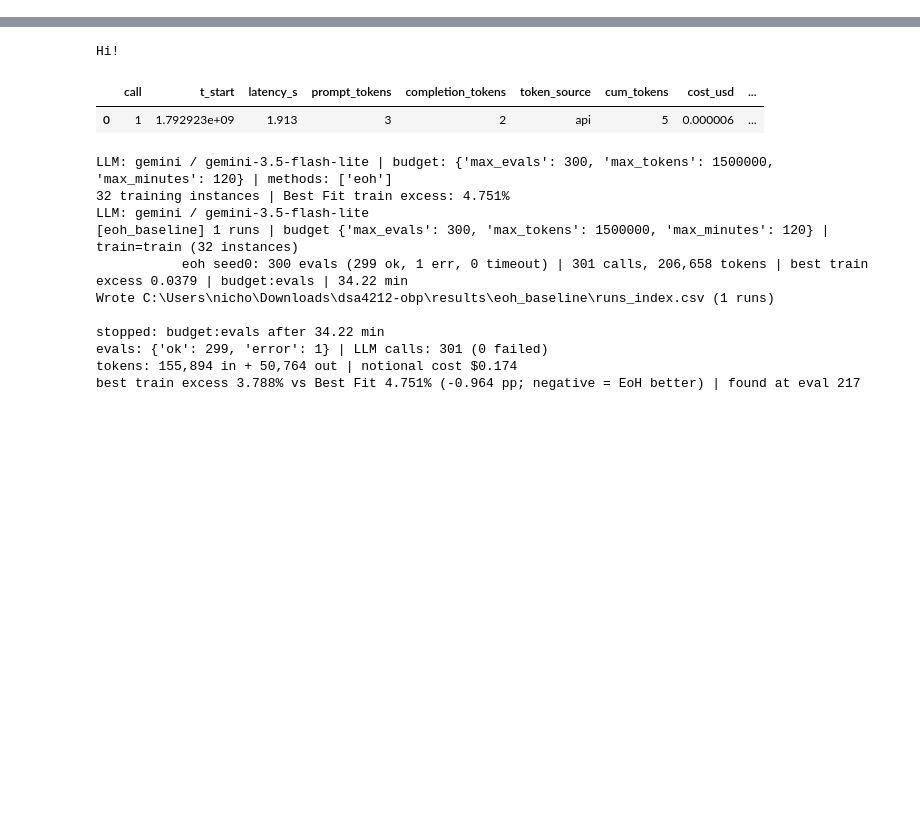
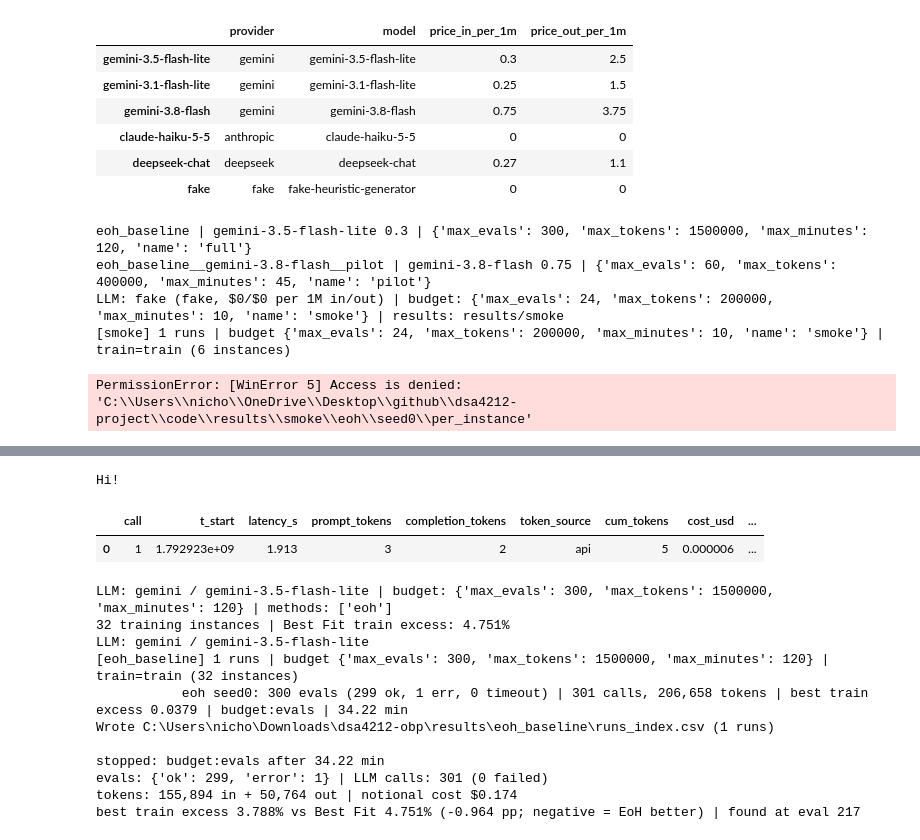
Before and after one commit to jinsyl123/dsa4212-project, a Jupyter notebook: code/test_pipeline_with_llm.ipynb, the cells around one changed output, grey strips where cells are left out. Cells and saved outputs as stored; diff of their text form; code cells hidden in the pictures; blank space fills up the shorter version.

```diff
--- a/code/test_pipeline_with_llm.ipynb
+++ b/code/test_pipeline_with_llm.ipynb
@@ -15,0 +16,5 @@ Repo root: c:\Users\nicho\Downloads\dsa4212-obp
+# %%
+# Check that the LLM abstraction worked
+for f in ["smoke", "pipecheck", "eoh_baseline", "compare", "pipecheck_claude"]:
+    c = C.load(f"configs/{f}.yaml")
+    print(f"{f:17s} {c['llm'].get('name')!s:22s} ${c['llm']['price_in_per_1m']}/{c['llm']['price_out_per_1m']}  {c['budget']}")
@@ -15,0 +27,21 @@ Repo root: c:\Users\nicho\Downloads\dsa4212-obp
+# %%
+from obpevo import config as C
+display(pd.DataFrame(C.llm_registry()).T[["provider", "model", "price_in_per_1m", "price_out_per_1m"]])
+for kw in [{}, {"llm": "gemini-3.8-flash", "budget": "pilot"}]:
+    c = C.load("configs/eoh_baseline.yaml", **kw)
+    print(c["experiment"], "|", c["llm"]["model"], c["llm"]["price_in_per_1m"], "|", c["budget"])
+idx = run_experiment.main("configs/smoke.yaml", methods=["eoh"], seeds=[0], force=True)
+print(idx.loc[idx.label == "eoh", ["llm_name", "budget_name", "n_evals", "stop_reason"]])
+# %% [output]
+|  | provider | model | price_in_per_1m | price_out_per_1m |
+| gemini-3.5-flash-lite | gemini | gemini-3.5-flash-lite | 0.3 | 2.5 |
+| gemini-3.1-flash-lite | gemini | gemini-3.1-flash-lite | 0.25 | 1.5 |
+| gemini-3.8-flash | gemini | gemini-3.8-flash | 0.75 | 3.75 |
+| claude-haiku-5-5 | anthropic | claude-haiku-5-5 | 0 | 0 |
+| deepseek-chat | deepseek | deepseek-chat | 0.27 | 1.1 |
+| fake | fake | fake-heuristic-generator | 0 | 0 |
+eoh_baseline | gemini-3.5-flash-lite 0.3 | {'max_evals': 300, 'max_tokens': 1500000, 'max_minutes': 120, 'name': 'full'}
+eoh_baseline__gemini-3.8-flash__pilot | gemini-3.8-flash 0.75 | {'max_evals': 60, 'max_tokens': 400000, 'max_minutes': 45, 'name': 'pilot'}
+LLM: fake (fake, $0/$0 per 1M in/out) | budget: {'max_evals': 24, 'max_tokens': 200000, 'max_minutes': 10, 'name': 'smoke'} | results: results/smoke
+[smoke] 1 runs | budget {'max_evals': 24, 'max_tokens': 200000, 'max_minutes': 10, 'name': 'smoke'} | train=train (6 instances)
+PermissionError: [WinError 5] Access is denied: 'C:\\Users\\nicho\\OneDrive\\Desktop\\github\\dsa4212-project\\code\\results\\smoke\\eoh\\seed0\\per_instance'
```
Also changed, not shown: parts of 4 cells of this notebook, 15 other files.
